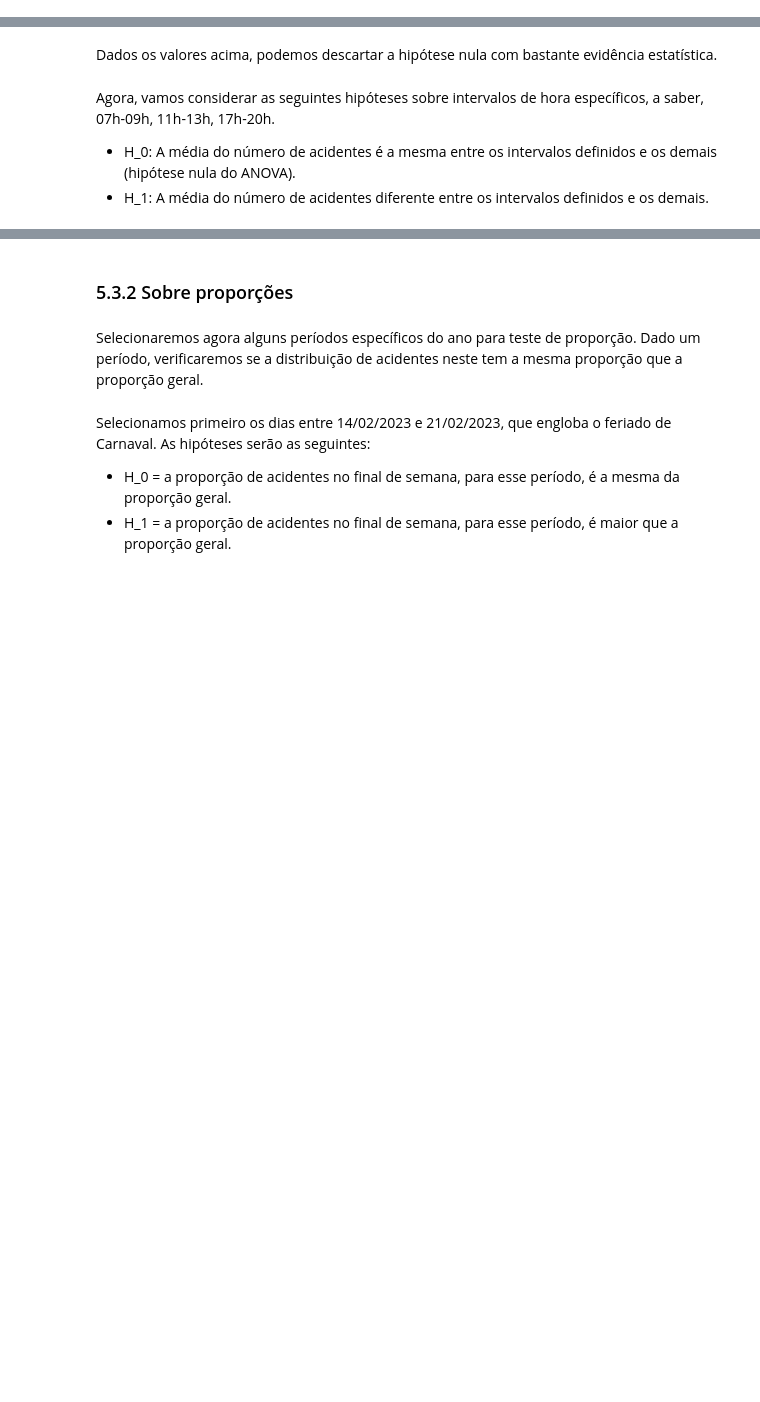
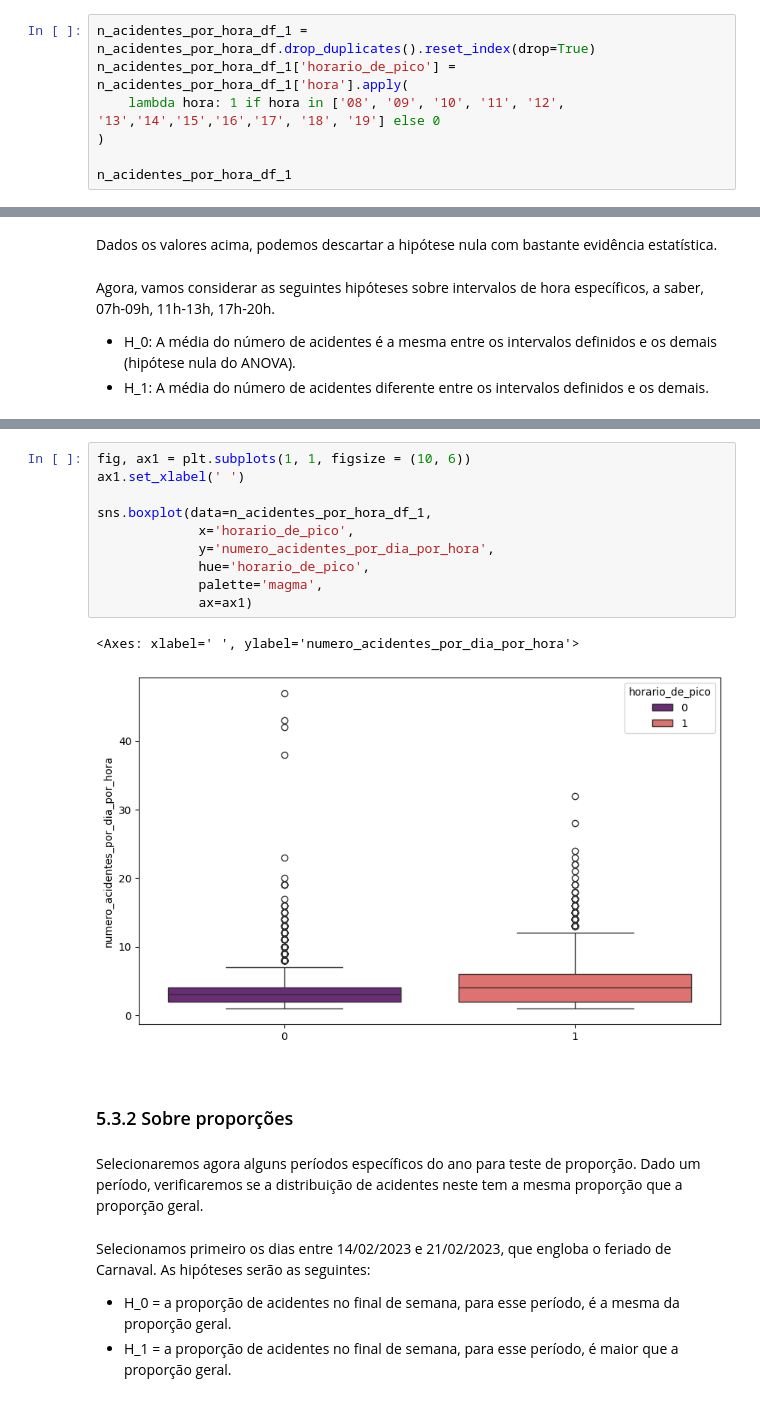
Before and after one commit to andrey-lolobrigida/acidentes-transito-sc-2023, a Jupyter notebook: notebooks/acidentes.ipynb, the cells around one changed output, grey strips where cells are left out. Drawn from its saved outputs; the diff is of its cells as text; blank space fills up the shorter version.

```diff
--- a/notebooks/acidentes.ipynb
+++ b/notebooks/acidentes.ipynb
@@ -461,0 +452,7 @@ n_acidentes_por_hora_df_1
+# %%
+n_acidentes_por_hora_df_1 = n_acidentes_por_hora_df.drop_duplicates().reset_index(drop=True)
+n_acidentes_por_hora_df_1['horario_de_pico'] = n_acidentes_por_hora_df_1['hora'].apply(
+    lambda hora: 1 if hora in ['08', '09', '10', '11', '12', '13','14','15','16','17', '18', '19'] else 0
+)
+
+n_acidentes_por_hora_df_1
@@ -531,3 +583,16 @@ Mais uma vez, há forte evidência estatística para descartar a hipótese nula.
+# %%
+fig, ax1 = plt.subplots(1, 1, figsize = (10, 6))
+ax1.set_xlabel(' ')
+
+sns.boxplot(data=n_acidentes_por_hora_df_1,
+             x='horario_de_pico',
+             y='numero_acidentes_por_dia_por_hora',
+             hue='horario_de_pico',
+             palette='magma',
+             ax=ax1)
+# %% [output]
+<Axes: xlabel=' ', ylabel='numero_acidentes_por_dia_por_hora'>
+[figure, added]
 # %% [markdown]
 ### 5.3.2 Sobre proporções
 # %% [markdown]
```
Also changed, not shown: parts of 31 cells of this notebook.
